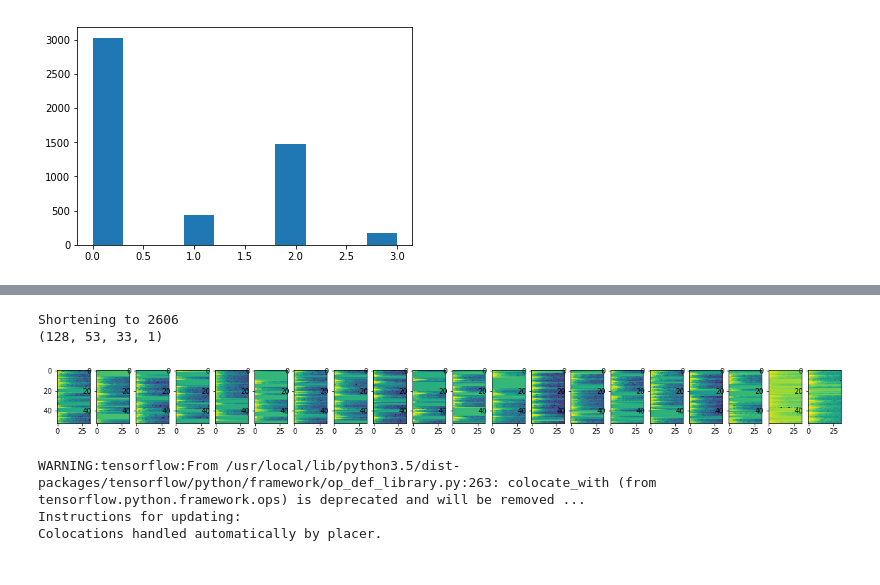
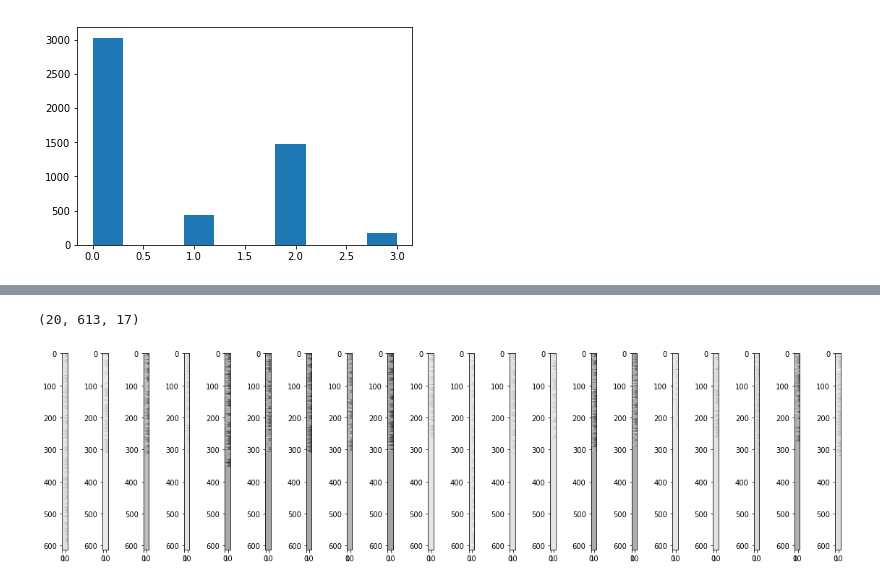
Before and after one commit to ivantishchenko/aml-projects, a Jupyter notebook: task3/ecg.ipynb, the cells around one changed output, grey strips where cells are left out. Saved outputs shown, nothing was run; the diff lists cells and outputs as text; code cells hidden in the pictures.

```diff
--- a/task3/ecg.ipynb
+++ b/task3/ecg.ipynb
@@ -107,15 +125,14 @@ plt.plot(res[0]);
 # %%
-it = feed(X_train, Y_train, training=True, shorten=True, spectrogram=True)
-print(next(it)[0].shape)
+it = feed(X_train, Y_train, training=True, shorten=False, spectrogram=True, batch_size=20)
+X_batch = next(it)[0]
+print(X_batch.shape)
 plt.figure(figsize=(20, 5))
-examples = [next(it)[0][0] for _ in range(20)],
 for i in range(20):
+    #plt.figure(figsize=(20, 5))
+    #plt.plot(examples[0][i])
+
     plt.subplot(1, 20, i+1)
-    if len(examples[0][0].shape) == 2:
-        plt.plot(examples)
-    else:
-        plt.imshow(examples[0][i][:,:,0])
+    plt.imshow(X_batch[i], cmap='gray')
 # %% [output]
-Shortening to 2606
-(128, 53, 33, 1)
+(20, 613, 17)
-[figure, old version]
+[figure, new version]
@@ -122,35 +164,32 @@ Shortening to 2606
 # %%
-model = keras.models.Sequential()
-# model.add(layers.Dropout(.5, input_shape=(None, 33, 1)))
+# model = keras.models.Sequential()
+# # model.add(layers.Dropout(.5, input_shape=(None, 33, 1)))
 
-for _ in range(3):
-    model.add(layers.Conv2D(64, 3, padding='same', input_shape=(None, 33, 1)))
-    model.add(layers.Conv2D(64, 3, padding='same'))
-    model.add(layers.Conv2D(64, 3, padding='same'))
-    model.add(layers.Activation('relu'))
-    model.add(keras.layers.normalization.BatchNormalization())
+# for _ in range(3):
+#     model.add(layers.Conv2D(64, 3, padding='same', input_shape=(None, 17, 1)))
+#     print(model.output_shape)
+#     model.add(layers.Conv2D(64, 3, padding='same'))
+#     model.add(layers.Conv2D(64, 3, padding='same'))
+#     model.add(layers.Activation('relu'))
+#     model.add(keras.layers.normalization.BatchNormalization())
 
-    # Maxpool over time only
-    model.add(layers.Reshape((-1, 33*64)))
-    model.add(layers.MaxPooling1D(2))
-    model.add(layers.Reshape((-1, 33, 64)))
+#     # Maxpool over time only
+#     model.add(layers.Reshape((-1, 17*64)))
+#     model.add(layers.MaxPooling1D(2))
+#     model.add(layers.Reshape((-1, 17, 64)))
 
-# Global maxpool over time only
-model.add(layers.Reshape((-1, 33*64)))
-model.add(layers.GlobalMaxPooling1D())
+# # Global maxpool over time only
+# model.add(layers.Reshape((-1, 17*64)))
+# model.add(layers.GlobalMaxPooling1D())
 
-model.add(layers.Dense(2048, activation='relu'))
-model.add(keras.layers.normalization.BatchNormalization())
-model.add(layers.Dense(2048, activation='relu'))
-model.add(layers.Dense(4, activation='softmax'))
+# model.add(layers.Dense(2048, activation='relu'))
+# model.add(keras.layers.normalization.BatchNormalization())
+# model.add(layers.Dense(2048, activation='relu'))
+# model.add(layers.Dense(4, activation='softmax'))
 
-model.compile(loss='categorical_crossentropy',
-              optimizer='adam',
-              metrics=['accuracy'])
+# model.compile(loss='categorical_crossentropy',
+#               optimizer='adam',
+#               metrics=['accuracy'])
-# %% [output]
-WARNING:tensorflow:From /usr/local/lib/python3.5/dist-packages/tensorflow/python/framework/op_def_library.py:263: colocate_with (from tensorflow.python.framework.ops) is deprecated and will be removed ...
-Instructions for updating:
-Colocations handled automatically by placer.
 # %%
 # class Metrics(keras.callbacks.Callback):
 #     def on_epoch_end(self, epoch, logs={}):
```
Also changed, not shown: parts of 15 cells of this notebook.
